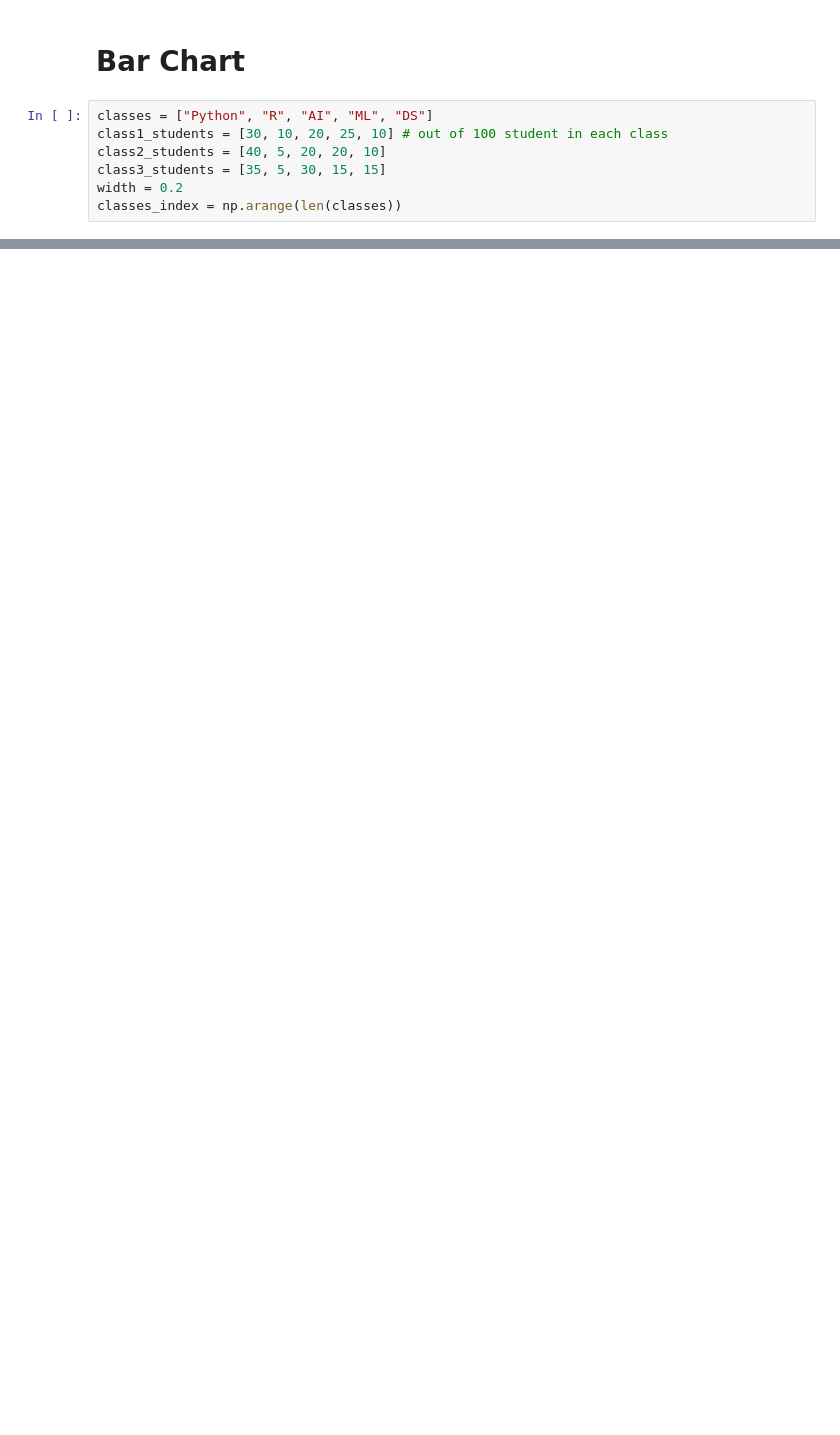
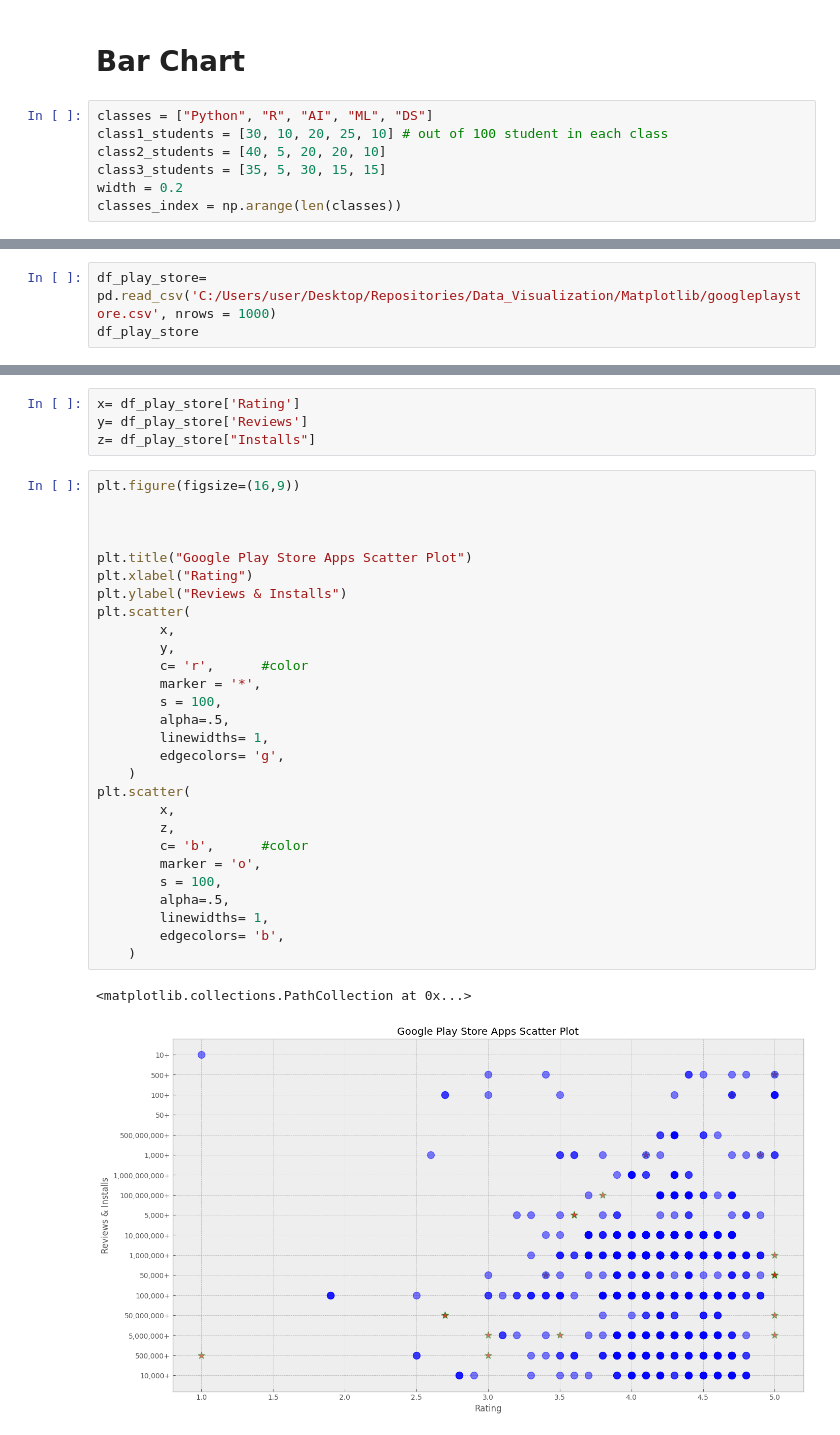
Before and after one commit to Rayal-Khatri/Data_Visualization, a Jupyter notebook: Matplotlib/Matplotlib.ipynb, the cells around one changed output, grey strips where cells are left out. Cells and saved outputs as stored; diff of their text form; blank space fills up the shorter version.

```diff
--- a/Matplotlib/Matplotlib.ipynb
+++ b/Matplotlib/Matplotlib.ipynb
@@ -170,0 +155,3 @@ Text(0, 0.5, 'Students')
+# %%
+df_play_store= pd.read_csv('C:/Users/user/Desktop/Repositories/Data_Visualization/Matplotlib/googleplaystore.csv', nrows = 1000)
+df_play_store
@@ -170,0 +172,35 @@ Text(0, 0.5, 'Students')
+# %%
+x= df_play_store['Rating']
+y= df_play_store['Reviews']
+z= df_play_store["Installs"]
+# %%
+plt.figure(figsize=(16,9))
+
+
+
+plt.title("Google Play Store Apps Scatter Plot")
+plt.xlabel("Rating")
+plt.ylabel("Reviews & Installs")
+plt.scatter(
+        x,
+        y,
+        c= 'r',      #color
+        marker = '*',
+        s = 100,
+        alpha=.5,
+        linewidths= 1,
+        edgecolors= 'g',
+    )
+plt.scatter(
+        x,
+        z,
+        c= 'b',      #color
+        marker = 'o',
+        s = 100,
+        alpha=.5,
+        linewidths= 1,
+        edgecolors= 'b',
+    )
+# %% [output]
+<matplotlib.collections.PathCollection at 0x...>
+[figure, added]
```
Also changed, not shown: parts of 10 cells of this notebook, 1 other file.
